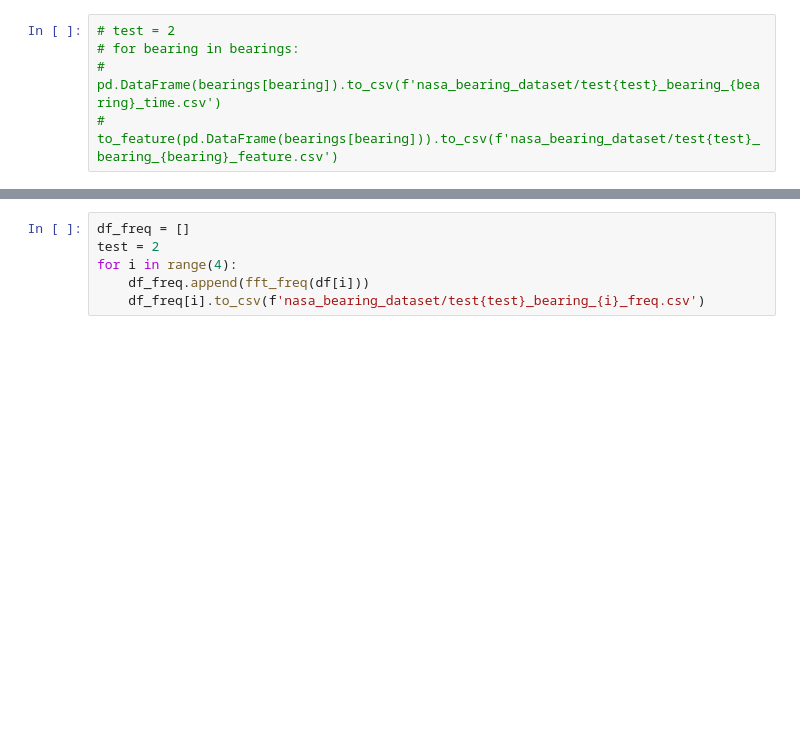
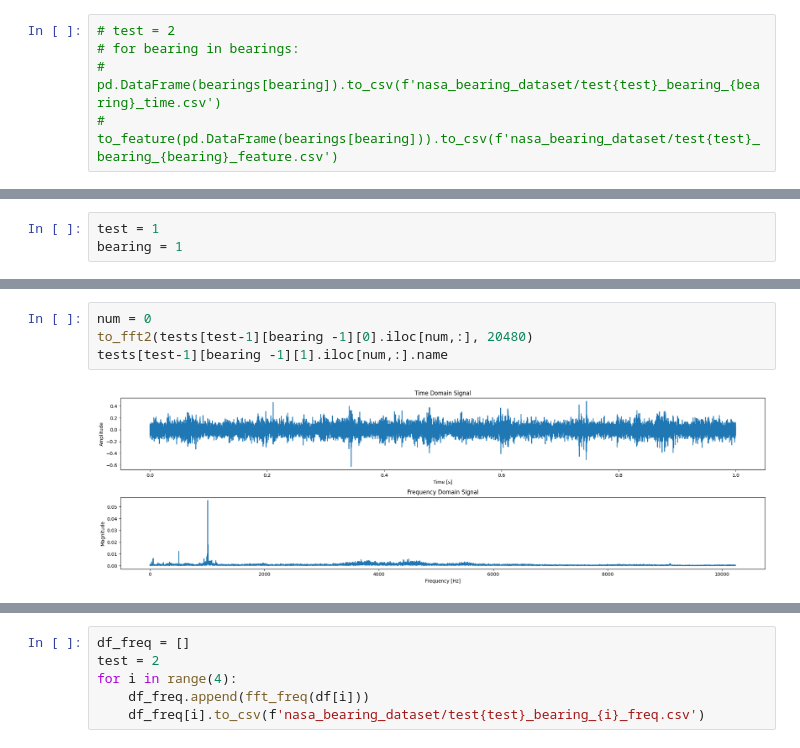
Before and after one commit to KainaK0/mia, a Jupyter notebook: MIA-104_Machine_Learning/EF_01/data_preprocessing.ipynb, the cells around one changed output, grey strips where cells are left out. Saved outputs shown, nothing was run; the diff lists cells and outputs as text; blank space fills up the shorter version.

```diff
--- a/MIA-104_Machine_Learning/EF_01/data_preprocessing.ipynb
+++ b/MIA-104_Machine_Learning/EF_01/data_preprocessing.ipynb
@@ -379,0 +376,3 @@ freq_df.shape
+# %%
+test = 1
+bearing = 1
@@ -379,0 +393,6 @@ freq_df.shape
+# %%
+num = 0
+to_fft2(tests[test-1][bearing -1][0].iloc[num,:], 20480)
+tests[test-1][bearing -1][1].iloc[num,:].name
+# %% [output]
+[figure, added]
```
Also changed, not shown: parts of 60 cells of this notebook.
